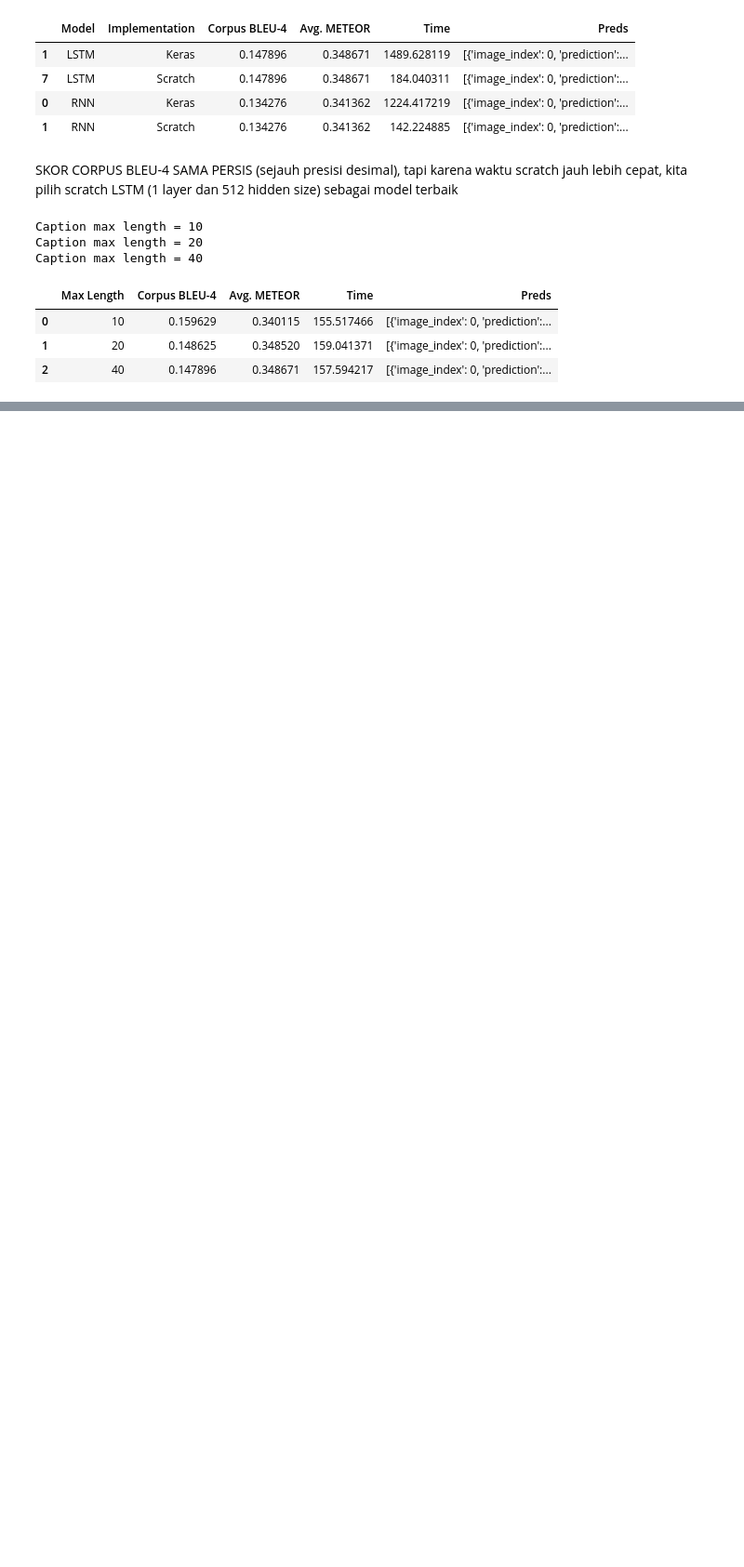
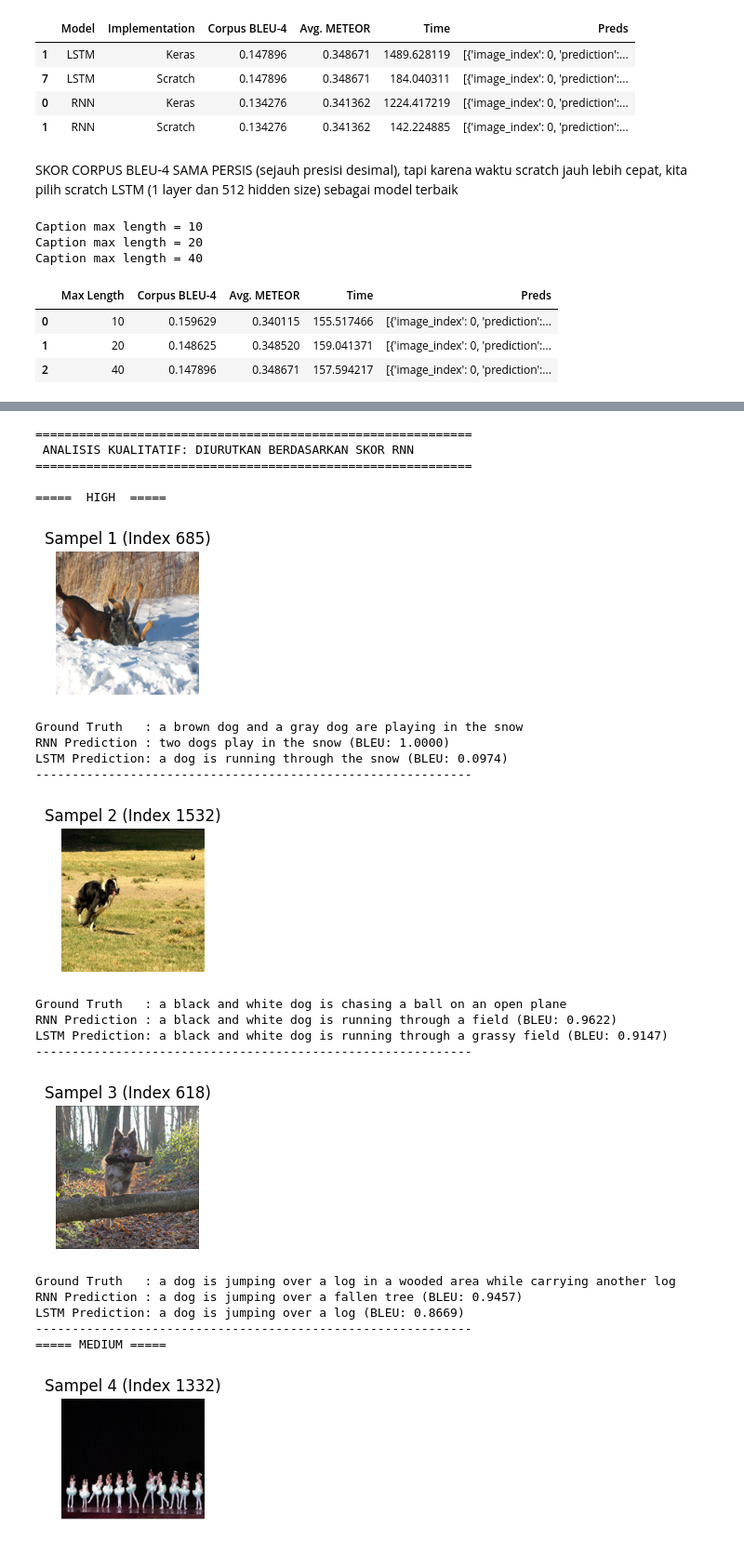
Before and after one commit to Azzkaaaa/Tugas-Besar-ML-2, a Jupyter notebook: src/notebook/rnn_ltsm_experiments.ipynb, the cells around one changed output, grey strips where cells are left out. Shown at 93% size. Saved outputs shown, nothing was run; the diff lists cells and outputs as text; code cells hidden in the pictures; blank space fills up the shorter version.

```diff
--- a/src/notebook/rnn_ltsm_experiments.ipynb
+++ b/src/notebook/rnn_ltsm_experiments.ipynb
@@ -476,0 +718,28 @@ df_lengths.to_pickle(Path(FEATURES_DIR) / 'df_lengths.pkl')
+# %%
+rnn_res  = merged_results_df.loc[(merged_results_df['Model']=='RNN')  & (merged_results_df['Implementation']=='Scratch')]['Preds'].item()
+lstm_res = merged_results_df.loc[(merged_results_df['Model']=='LSTM') & (merged_results_df['Implementation']=='Scratch')]['Preds'].item()
+# %%
+display_dual_model_comparison(rnn_res, lstm_res, eval_image_ids, IMAGE_DIR, sort_by='RNN')
+# %% [output]
+============================================================
+ ANALISIS KUALITATIF: DIURUTKAN BERDASARKAN SKOR RNN
+============================================================
+
+=====  HIGH  =====
+[figure, added]
+Ground Truth   : a brown dog and a gray dog are playing in the snow
+RNN Prediction : two dogs play in the snow (BLEU: 1.0000)
+LSTM Prediction: a dog is running through the snow (BLEU: 0.0974)
+------------------------------------------------------------
+[figure, added]
+Ground Truth   : a black and white dog is chasing a ball on an open plane
+RNN Prediction : a black and white dog is running through a field (BLEU: 0.9622)
+LSTM Prediction: a black and white dog is running through a grassy field (BLEU: 0.9147)
+------------------------------------------------------------
+[figure, added]
+Ground Truth   : a dog is jumping over a log in a wooded area while carrying another log
+RNN Prediction : a dog is jumping over a fallen tree (BLEU: 0.9457)
+LSTM Prediction: a dog is jumping over a log (BLEU: 0.8669)
+------------------------------------------------------------
+===== MEDIUM =====
+[figure, added]
```
Also changed, not shown: parts of 12 cells of this notebook.
